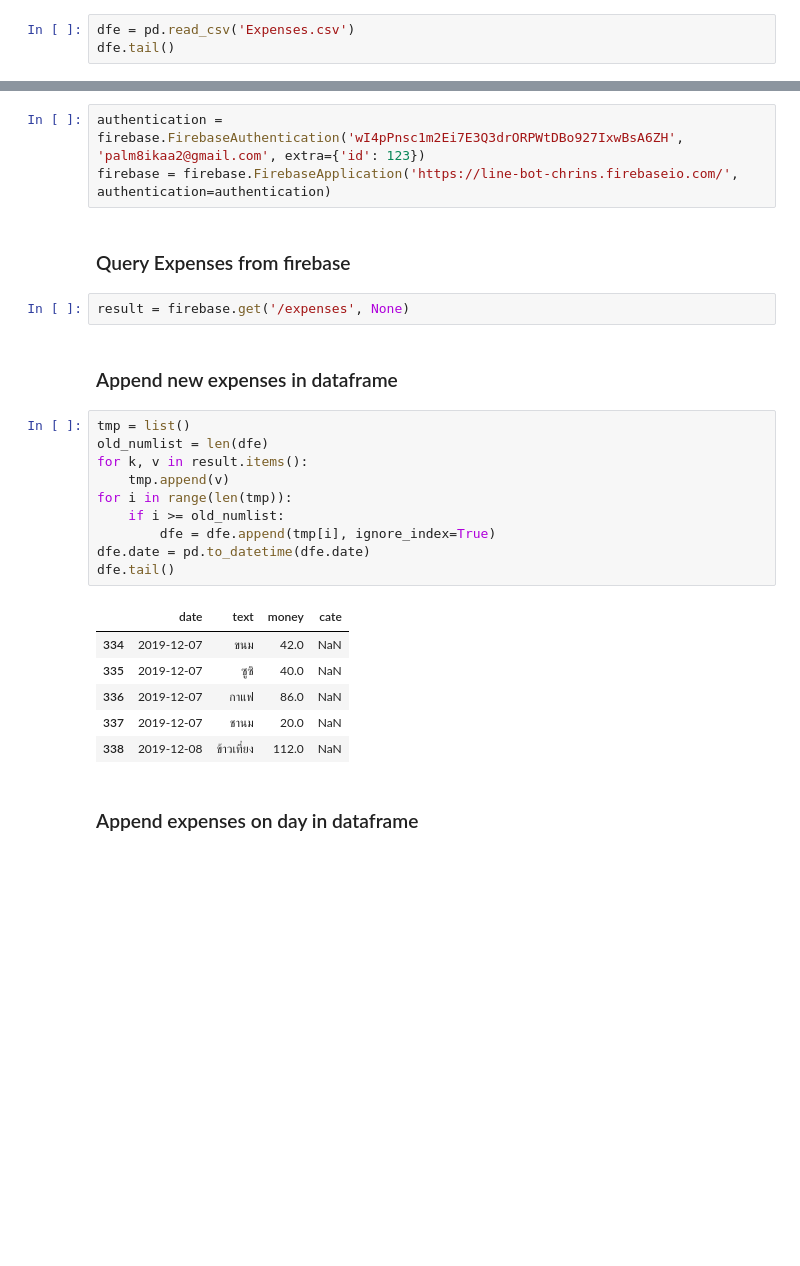
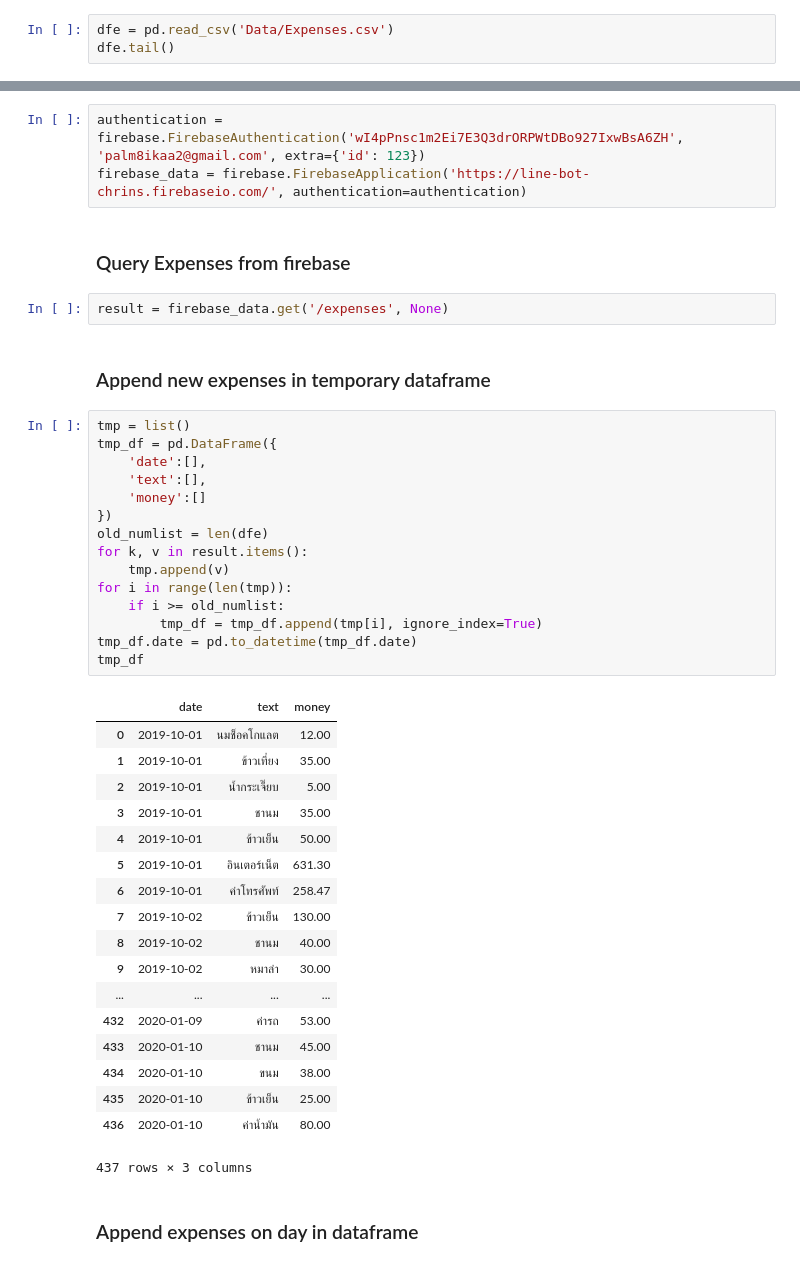
Before and after one commit to jakkritsonsanit/ChatBotExpenses, a Jupyter notebook: CollectData.ipynb, the cells around one changed output, grey strips where cells are left out. Cells and saved outputs as stored; diff of their text form; blank space fills up the shorter version.

```diff
--- a/CollectData.ipynb
+++ b/CollectData.ipynb
@@ -26,7 +27,7 @@ from firebase import firebase
 # %% [markdown]
 ### Load Dataframe
 # %%
-dfe = pd.read_csv('Expenses.csv')
+dfe = pd.read_csv('Data/Expenses.csv')
 dfe.tail()
 # %% [output]
 |  | date | text | money | cate |
@@ -39,30 +40,47 @@ dfe.tail()
 ### Connect Firebase
 # %%
 authentication = firebase.FirebaseAuthentication('wI4pPnsc1m2Ei7E3Q3drORPWtDBo927IxwBsA6ZH', 'palm8ikaa2@gmail.com', extra={'id': 123})
-firebase = firebase.FirebaseApplication('https://line-bot-chrins.firebaseio.com/', authentication=authentication)
+firebase_data = firebase.FirebaseApplication('https://line-bot-chrins.firebaseio.com/', authentication=authentication)
 # %% [markdown]
 ### Query Expenses from firebase
 # %%
-result = firebase.get('/expenses', None)
+result = firebase_data.get('/expenses', None)
 # %% [markdown]
-### Append new expenses in dataframe
+### Append new expenses in temporary dataframe
 # %%
 tmp = list()
+tmp_df = pd.DataFrame({
+    'date':[],
+    'text':[],
+    'money':[]
+})
 old_numlist = len(dfe)
 for k, v in result.items():
     tmp.append(v)
 for i in range(len(tmp)):
     if i >= old_numlist:
-        dfe = dfe.append(tmp[i], ignore_index=True)
-dfe.date = pd.to_datetime(dfe.date)
-dfe.tail()
+        tmp_df = tmp_df.append(tmp[i], ignore_index=True)
+tmp_df.date = pd.to_datetime(tmp_df.date)
+tmp_df
 # %% [output]
-|  | date | text | money | cate |
-| 334 | 2019-12-07 | ขนม | 42.0 | NaN |
-| 335 | 2019-12-07 | ซูซิ | 40.0 | NaN |
-| 336 | 2019-12-07 | กาแฟ | 86.0 | NaN |
-| 337 | 2019-12-07 | ชานม | 20.0 | NaN |
-| 338 | 2019-12-08 | ข้าวเที่ยง | 112.0 | NaN |
+|  | date | text | money |
+| 0 | 2019-10-01 | นมช็อคโกแลต | 12.00 |
+| 1 | 2019-10-01 | ข้าวเที่ยง | 35.00 |
+| 2 | 2019-10-01 | น้ำกระเจี๊ยบ | 5.00 |
+| 3 | 2019-10-01 | ชานม | 35.00 |
+| 4 | 2019-10-01 | ข้าวเย็น | 50.00 |
+| 5 | 2019-10-01 | อินเตอร์เน็ต | 631.30 |
+| 6 | 2019-10-01 | ค่าโทรศัพท์ | 258.47 |
+| 7 | 2019-10-02 | ข้าวเย็น | 130.00 |
+| 8 | 2019-10-02 | ชานม | 40.00 |
+| 9 | 2019-10-02 | หมาล่า | 30.00 |
+| ... | ... | ... | ... |
+| 432 | 2020-01-09 | ค่ารถ | 53.00 |
+| 433 | 2020-01-10 | ชานม | 45.00 |
+| 434 | 2020-01-10 | ขนม | 38.00 |
+| 435 | 2020-01-10 | ข้าวเย็น | 25.00 |
+| 436 | 2020-01-10 | ค่าน้ำมัน | 80.00 |
+437 rows × 3 columns
 # %% [markdown]
 ### Append expenses on day in dataframe
 # %%
```
Also changed, not shown: parts of 14 cells of this notebook, 3 other files.
